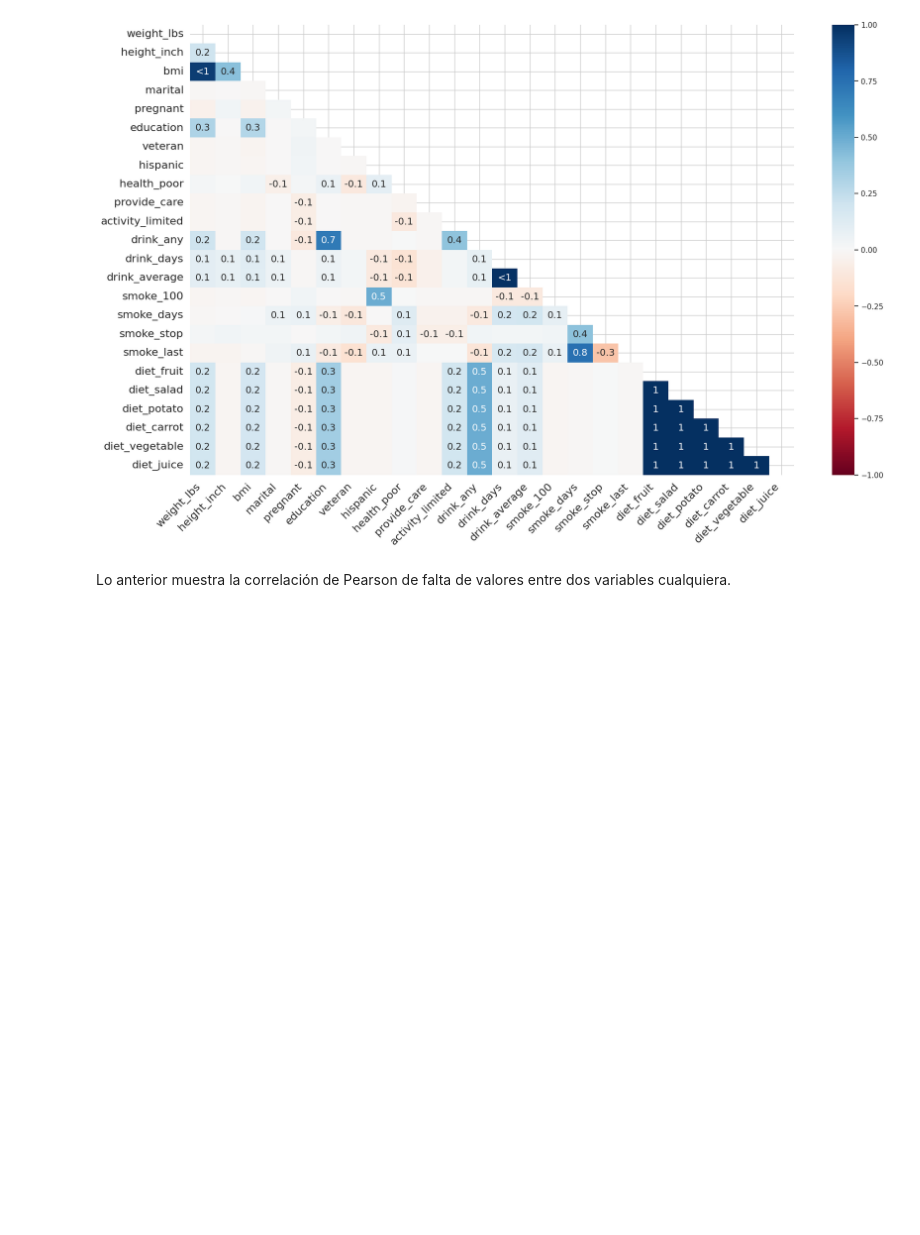
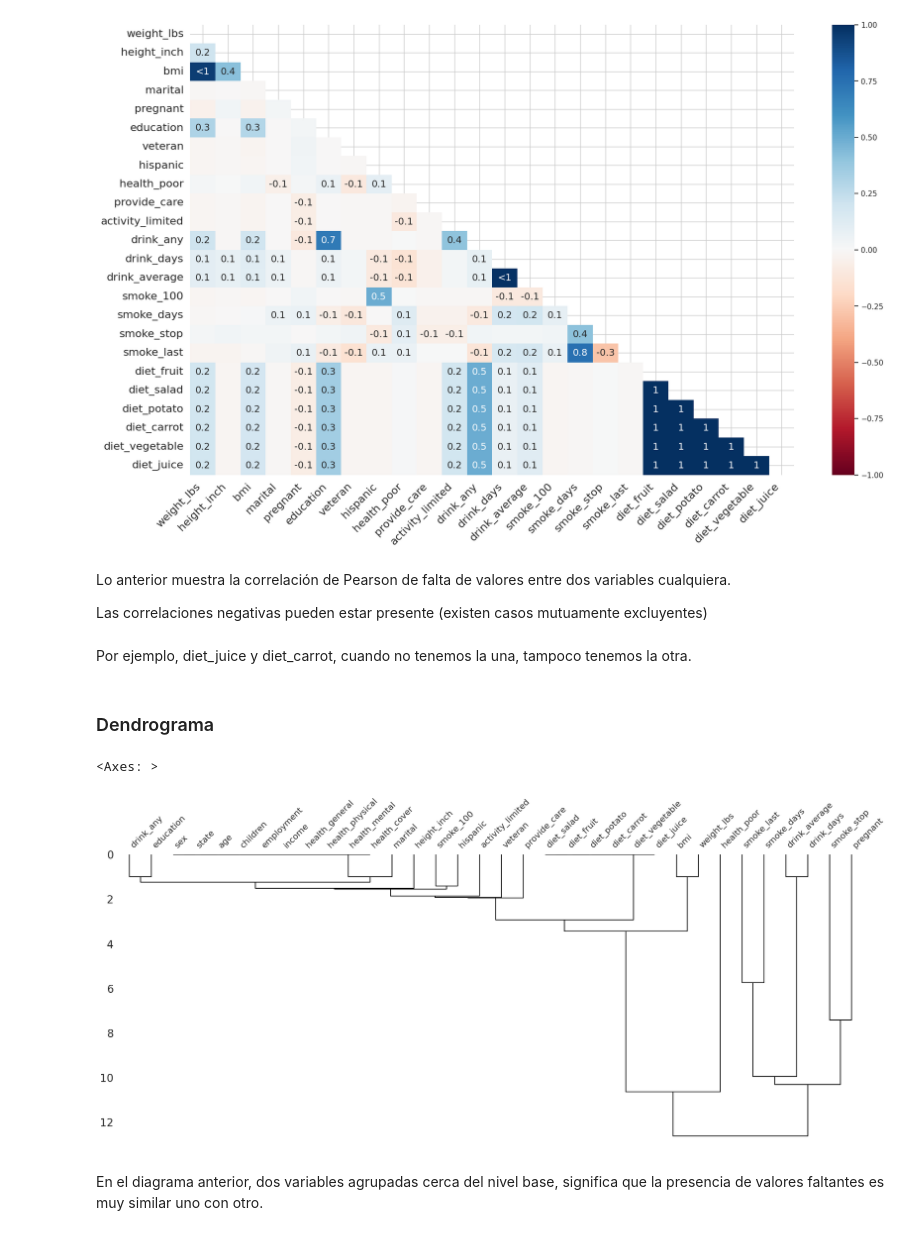
Before and after one commit to Changeryto/Manejo_de_NA_en_Python, a Jupyter notebook: notebooks/05-RTG-Relaciones_entre_valores_faltantes.ipynb, the cells around one changed output. Drawn from its saved outputs; the diff is of its cells as text; code cells hidden in the pictures; blank space fills up the shorter version.

```diff
--- a/notebooks/05-RTG-Relaciones_entre_valores_faltantes.ipynb
+++ b/notebooks/05-RTG-Relaciones_entre_valores_faltantes.ipynb
@@ -304,3 +304,18 @@ missingno.heatmap(
 [figure]
 # %% [markdown]
 Lo anterior muestra la correlación de Pearson de falta de valores entre dos variables cualquiera.
+
+Las correlaciones negativas pueden estar presente (existen casos mutuamente excluyentes)
+# %% [markdown]
+Por ejemplo, diet_juice y diet_carrot, cuando no tenemos la una, tampoco tenemos la otra.
+# %% [markdown]
+### Dendrograma
+# %%
+missingno.dendrogram(
+    df = riskfactors
+)
+# %% [output]
+<Axes: >
+[figure, added]
+# %% [markdown]
+En el diagrama anterior, dos variables agrupadas cerca del nivel base, significa que la presencia de valores faltantes es muy similar uno con otro.
```
Also changed, not shown: 1 other file.
